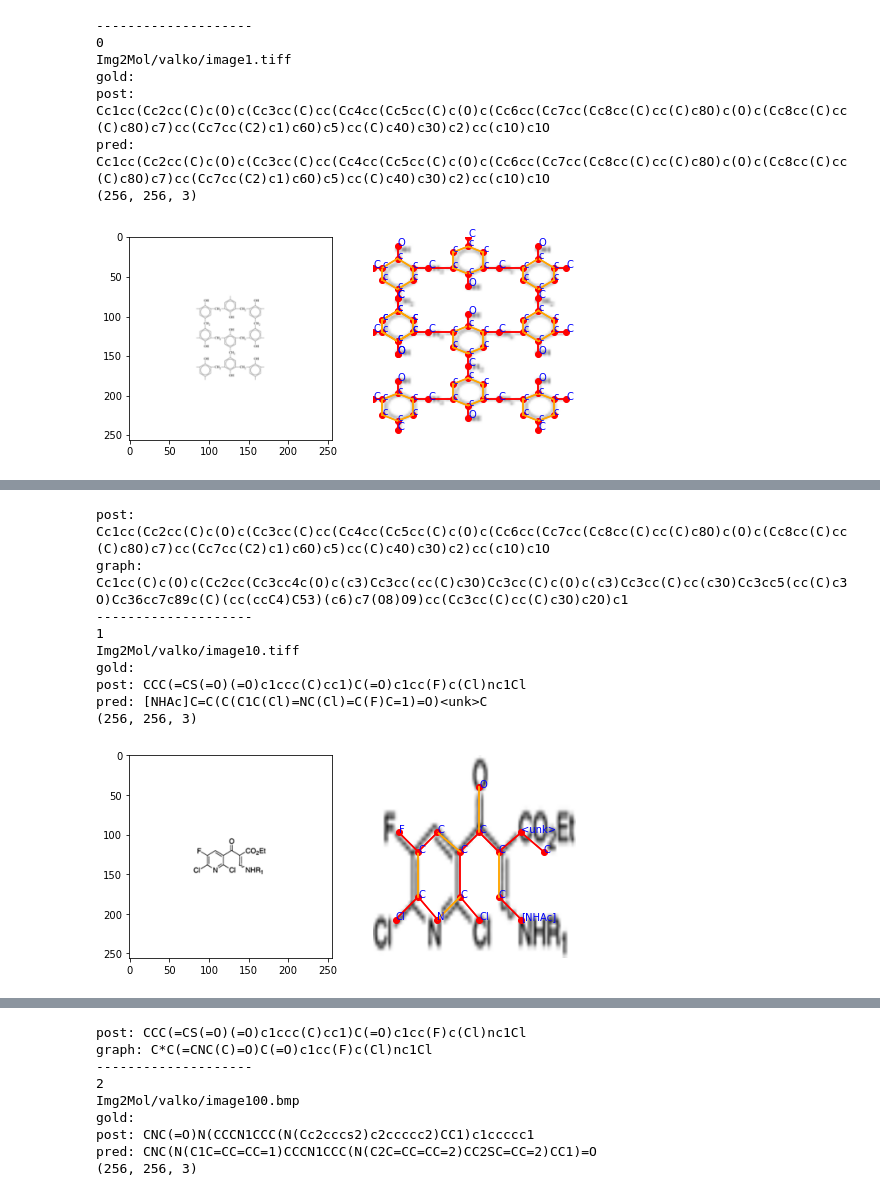
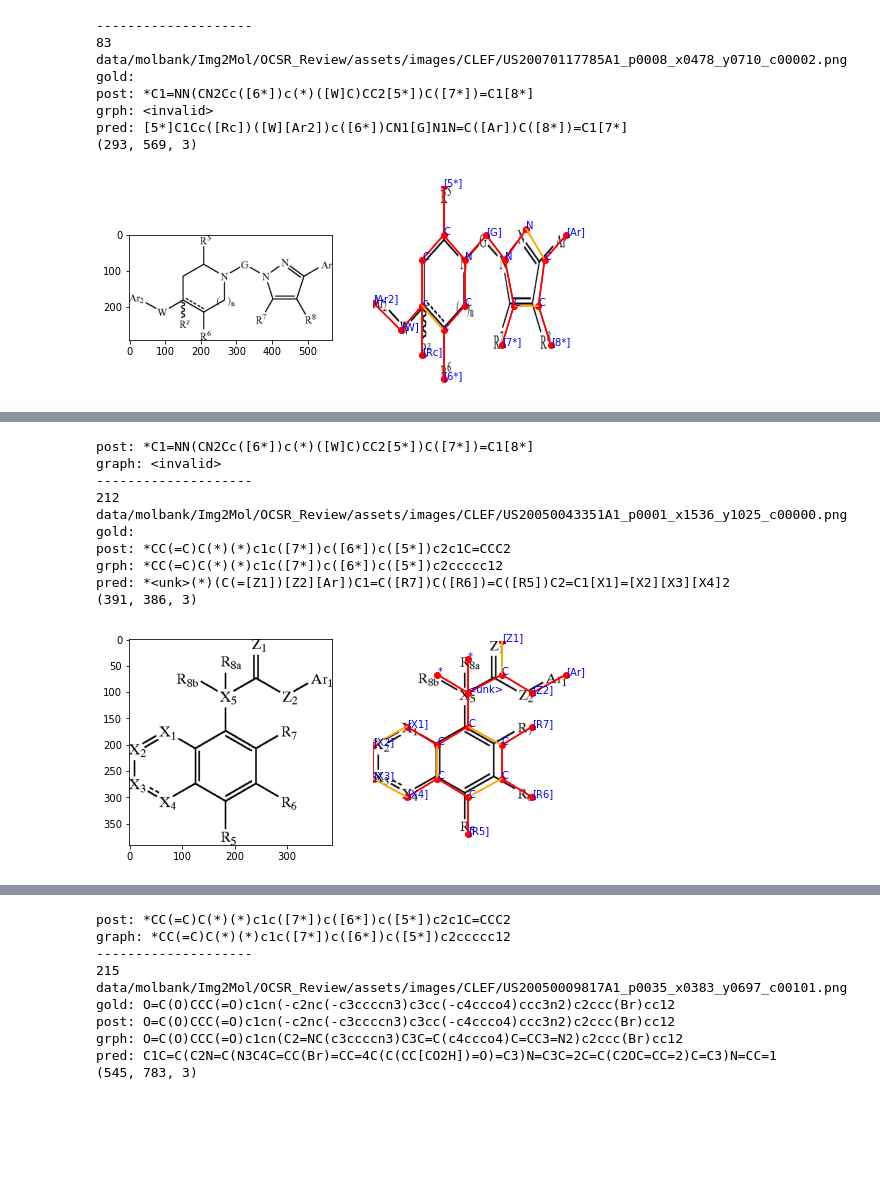
Before and after one commit to thomas0809/MolScribe, a Jupyter notebook: notebook/img2mol.ipynb, the cells around one changed output, grey strips where cells are left out. Drawn from its saved outputs; the diff is of its cells as text; code cells hidden in the pictures; blank space fills up the shorter version.

```diff
--- a/notebook/img2mol.ipynb
+++ b/notebook/img2mol.ipynb
@@ -14,11 +14,11 @@ from IPython.display import SVG
 BASE = '../'
 
 # data = pd.read_csv('../data/molbank/Img2Mol/staker/staker.csv')
-data = pd.read_csv('../data/molbank/Img2Mol/valko.csv')
-pred = pd.read_csv('../output/uspto/swin_base_aux_1m_new/prediction_valko.csv')
+data = pd.read_csv('../data/molbank/Img2Mol/CLEF.csv')
+pred = pd.read_csv('../output/uspto/swin_base_aux_1m_ep25/prediction_CLEF.csv')
 # data = pd.read_csv('../data/molbank/real-acs-evaluation/acs.csv')
-# pred = pd.read_csv('../output/uspto/swin_base_aux_molcoords2/prediction_acs.csv')
-# osra_pred = pd.read_csv('../data/molbank/Img2Mol/OCSR_Review/assets/results/UOB/molvec_15092020/prediction.csv')
+# pred = pd.read_csv('../output/uspto/swin_base_aux_1m_new2/prediction_acs.csv')
+osra_pred = pd.read_csv('../data/molbank/Img2Mol/OCSR_Review/assets/results/CLEF/osra/prediction.csv')
 # %%
 from bms.chemistry import canonicalize_smiles, _expand_functional_group, _postprocess_smiles, _convert_graph_to_smiles
 from bms.augment import CropWhite
@@ -31,22 +31,23 @@ transform = A.Compose([CropWhite(pad=0), A.Resize(384,384)])
 
 cnt = 0
 for i, row in data.iterrows():
-    gold_smiles,_ = canonicalize_smiles(row['SMILES'], ignore_chiral=True)
-    post_smiles,_ = canonicalize_smiles(pred.loc[i,'post_SMILES'], ignore_chiral=True)
+    gold_smiles,_ = canonicalize_smiles(row['SMILES'], ignore_cistrans=True)
+    post_smiles,_ = canonicalize_smiles(pred.loc[i,'post_SMILES'], ignore_cistrans=True)
     pred_smiles = pred.loc[i,'SMILES']
+    graph_smiles,_ = canonicalize_smiles(pred.loc[i,'graph_SMILES'], ignore_cistrans=True)
 #     assert osra_pred.loc[i, 'image_id'] == row['image_id']
 #     osra_smiles, _ = canonicalize_smiles(osra_pred.loc[i, 'SMILES'], ignore_cistrans=True)
-    if gold_smiles == post_smiles:
+#     if gold_smiles != post_smiles:
+#         continue
+    if graph_smiles == post_smiles:
         continue
-#     if osra_smiles != gold_smiles:
-#         continue
-#     pred_smiles = pred.loc[i,'SMILES']
     print('-' * 20)
     cnt += 1
     print(i)
     print(row['file_path'])
     print('gold:', gold_smiles)
     print('post:', post_smiles)
+    print('grph:', graph_smiles)
     print('pred:', pred_smiles)
 #     print('osra:', osra_smiles, osra_smiles == gold_smiles)
     file = str(row['file_path'])
@@ -66,58 +67,61 @@ for i, row in data.iterrows():
         coords = np.array(eval(pred.loc[i, 'node_coords']))
         symbols = eval(pred.loc[i, 'node_symbols'])
         edges = eval(pred.loc[i, 'edges'])
         h, w, _ = img.shape
         x, y = coords[:,0]*w, coords[:,1]*h
         plt.scatter(x, y, color='r', marker='o')
         for i in range(len(symbols)):
             plt.text(x[i], y[i], symbols[i], color='blue')
         for i in range(len(x)):
             for j in range(len(x)):
                 if edges[i][j] != 0:
                     if edges[i][j] in [5, 6]:
                         color = 'blue' if edges[i][j] == 5 else 'green'
                         plt.arrow(x[i], y[i], x[j]-x[i], y[j]-y[i], color=color, head_width=20)
                     else:
                         color = 'red' if edges[i][j] == 1 else 'orange'
                         plt.plot([x[i], x[j]], [y[i], y[j]], color)
     plt.show()
     mol = Chem.MolFromSmiles(post_smiles)
     mol1 = Chem.MolFromSmiles(gold_smiles)
     svg = Draw.MolsToGridImage([mol1,mol], subImgSize=(250,250), molsPerRow=2, useSVG=True)
     display(svg)
     post_smiles, *_ =  _postprocess_smiles(pred_smiles, coords, symbols, edges, debug=False)
     print('post:', post_smiles)
-    graph_smiles, _ = _convert_graph_to_smiles(coords, symbols, edges, debug=False)
+    graph_smiles, *_ = _convert_graph_to_smiles(coords, symbols, edges, debug=False)
     print('graph:', graph_smiles)
     if cnt == 20:
         break
 # %% [output]
 --------------------
-0
-Img2Mol/valko/image1.tiff
+83
+data/molbank/Img2Mol/OCSR_Review/assets/images/CLEF/US20070117785A1_p0008_x0478_y0710_c00002.png
 gold:
-post: Cc1cc(Cc2cc(C)c(O)c(Cc3cc(C)cc(Cc4cc(Cc5cc(C)c(O)c(Cc6cc(Cc7cc(Cc8cc(C)cc(C)c8O)c(O)c(Cc8cc(C)cc(C)c8O)c7)cc(Cc7cc(C2)c1)c6O)c5)cc(C)c4O)c3O)c2)cc(c1O)c1O
-pred: Cc1cc(Cc2cc(C)c(O)c(Cc3cc(C)cc(Cc4cc(Cc5cc(C)c(O)c(Cc6cc(Cc7cc(Cc8cc(C)cc(C)c8O)c(O)c(Cc8cc(C)cc(C)c8O)c7)cc(Cc7cc(C2)c1)c6O)c5)cc(C)c4O)c3O)c2)cc(c1O)c1O
-(256, 256, 3)
+post: *C1=NN(CN2Cc([6*])c(*)([W]C)CC2[5*])C([7*])=C1[8*]
+grph: <invalid>
+pred: [5*]C1Cc([Rc])([W][Ar2])c([6*])CN1[G]N1N=C([Ar])C([8*])=C1[7*]
+(293, 569, 3)
-[figure, old version]
+[figure, new version]
 [drawing not drawn]
-post: Cc1cc(Cc2cc(C)c(O)c(Cc3cc(C)cc(Cc4cc(Cc5cc(C)c(O)c(Cc6cc(Cc7cc(Cc8cc(C)cc(C)c8O)c(O)c(Cc8cc(C)cc(C)c8O)c7)cc(Cc7cc(C2)c1)c6O)c5)cc(C)c4O)c3O)c2)cc(c1O)c1O
-graph: Cc1cc(C)c(O)c(Cc2cc(Cc3cc4c(O)c(c3)Cc3cc(cc(C)c3O)Cc3cc(C)c(O)c(c3)Cc3cc(C)cc(c3O)Cc3cc5(cc(C)c3O)Cc36cc7c89c(C)(cc(ccC4)C53)(c6)c7(O8)O9)cc(Cc3cc(C)cc(C)c3O)c2O)c1
+post: *C1=NN(CN2Cc([6*])c(*)([W]C)CC2[5*])C([7*])=C1[8*]
+graph: <invalid>
 --------------------
-1
-Img2Mol/valko/image10.tiff
+212
+data/molbank/Img2Mol/OCSR_Review/assets/images/CLEF/US20050043351A1_p0001_x1536_y1025_c00000.png
 gold:
-post: CCC(=CS(=O)(=O)c1ccc(C)cc1)C(=O)c1cc(F)c(Cl)nc1Cl
-pred: [NHAc]C=C(C(C1C(Cl)=NC(Cl)=C(F)C=1)=O)<unk>C
-(256, 256, 3)
+post: *CC(=C)C(*)(*)c1c([7*])c([6*])c([5*])c2c1C=CCC2
+grph: *CC(=C)C(*)(*)c1c([7*])c([6*])c([5*])c2ccccc12
+pred: *<unk>(*)(C(=[Z1])[Z2][Ar])C1=C([R7])C([R6])=C([R5])C2=C1[X1]=[X2][X3][X4]2
+(391, 386, 3)
-[figure, old version]
+[figure, new version]
 [drawing not drawn]
-post: CCC(=CS(=O)(=O)c1ccc(C)cc1)C(=O)c1cc(F)c(Cl)nc1Cl
-graph: C*C(=CNC(C)=O)C(=O)c1cc(F)c(Cl)nc1Cl
+post: *CC(=C)C(*)(*)c1c([7*])c([6*])c([5*])c2c1C=CCC2
+graph: *CC(=C)C(*)(*)c1c([7*])c([6*])c([5*])c2ccccc12
 --------------------
-2
-Img2Mol/valko/image100.bmp
-gold:
-post: CNC(=O)N(CCCN1CCC(N(Cc2cccs2)c2ccccc2)CC1)c1ccccc1
-pred: CNC(N(C1C=CC=CC=1)CCCN1CCC(N(C2C=CC=CC=2)CC2SC=CC=2)CC1)=O
-(256, 256, 3)
+215
+data/molbank/Img2Mol/OCSR_Review/assets/images/CLEF/US20050009817A1_p0035_x0383_y0697_c00101.png
+gold: O=C(O)CCC(=O)c1cn(-c2nc(-c3ccccn3)c3cc(-c4ccco4)ccc3n2)c2ccc(Br)cc12
+post: O=C(O)CCC(=O)c1cn(-c2nc(-c3ccccn3)c3cc(-c4ccco4)ccc3n2)c2ccc(Br)cc12
+grph: O=C(O)CCC(=O)c1cn(C2=NC(c3ccccn3)C3C=C(c4ccco4)C=CC3=N2)c2ccc(Br)cc12
+pred: C1C=C(C2N=C(N3C4C=CC(Br)=CC=4C(C(CC[CO2H])=O)=C3)N=C3C=2C=C(C2OC=CC=2)C=C3)N=CC=1
+(545, 783, 3)
```
Also changed, not shown: parts of 5 cells of this notebook, 5 other files.
